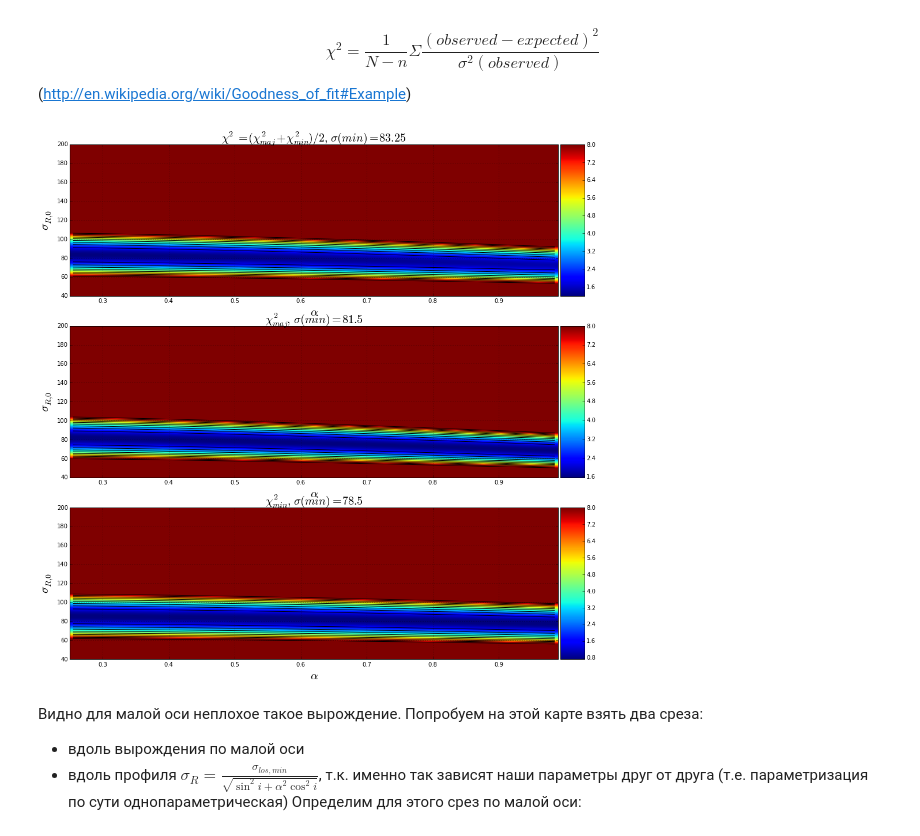
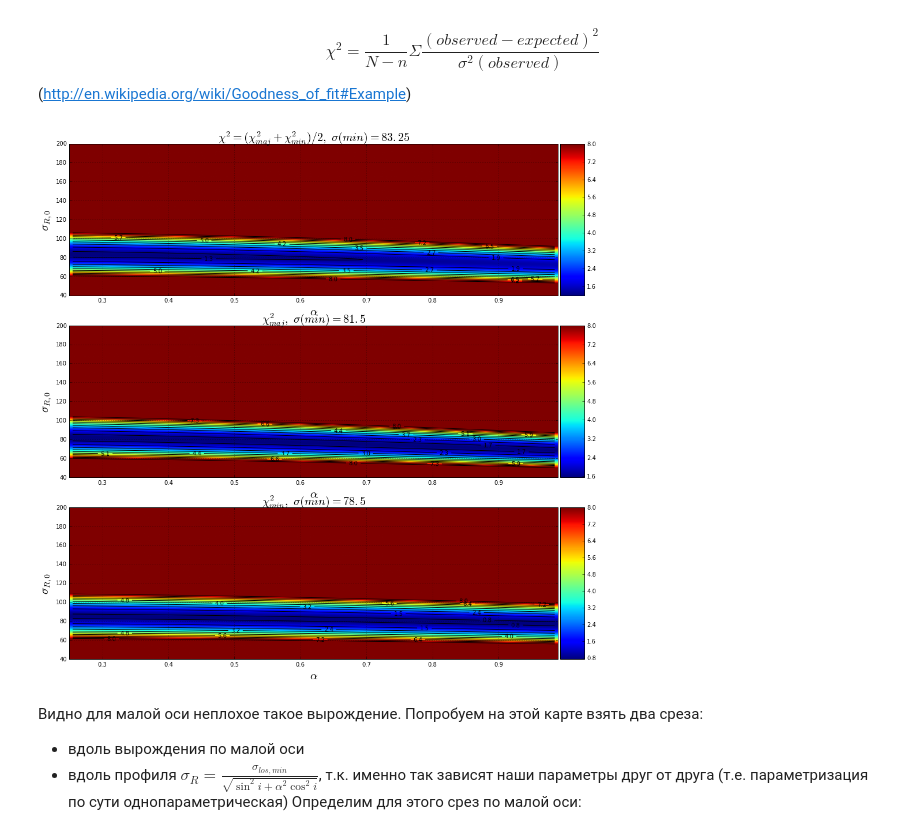
Before and after one commit to Amarchuk/2FInstability, a Jupyter notebook: notebooks/NGC338_cut.ipynb, the cells around one changed output. Saved outputs shown, nothing was run; the diff lists cells and outputs as text; code cells hidden in the pictures.

```diff
--- a/notebooks/NGC338_cut.ipynb
+++ b/notebooks/NGC338_cut.ipynb
@@ -555,38 +557,41 @@ else:
 from mpl_toolkits.axes_grid1 import make_axes_locatable
 from matplotlib import cm
 
 def plot_chi2_map(image, ax, log_scale=False, title='$\chi^2$', is_contour=False, vmax=0.):
     '''Рисуем получившиеся карты.
     Colormaps: http://wiki.scipy.org/Cookbook/Matplotlib/Show_colormaps'''
     if image is not None:
         if log_scale:
             image_log = np.apply_along_axis(np.log, 1, image)
             vmax = image_log.max()
         else:
             image_log = image
         if is_contour:
-            norm = cm.colors.Normalize(vmax=image.max(), vmin=-image.max())
-            cmap = cm.PRGn
-            levels = np.linspace(start=image_log.min(), stop=vmax, num=10)
-            cset=ax.contour(image_log, levels, hold='on', colors = 'k', origin='lower', extent=[alphas[0],alphas[-1],sigmas[0],sigmas[-1]])
+            norm = plt.cm.colors.Normalize(vmax=image.max(), vmin=-image.max())
+            cmap = plt.cm.PRGn
+            levels = np.concatenate([np.array([image_log.min()*1.1,]), np.linspace(start=image_log.min(), stop=vmax, num=10)])
+            levels = sorted(levels)
+            cset=ax.contour(image_log, levels, hold='on', colors = 'k', origin='lower',
+                            extent=[alphas[0],alphas[-1],sigmas[0],sigmas[-1]])
+            ax.clabel(cset, inline=1, fontsize=10, fmt='%1.1f',)
         im = ax.imshow(image_log, cmap='jet', vmin=image_log.min(), vmax=vmax, interpolation='spline16',
                    origin="lower", extent=[alphas[0], alphas[-1],sigmas[0],sigmas[-1]], aspect="auto")
         divider = make_axes_locatable(ax)
         cax = divider.append_axes("right", size="5%", pad=0.05)
         plt.colorbar(im, cax=cax)
         min_sigma = sigmas[int(np.where(image == image.min())[0])]
         ax.set_title(title + '$,\ \sigma(min)=%s$' % min_sigma, size=20.)
         ax.set_ylabel('$\sigma_{R,0}$', size=20.)
         ax.set_xlabel(r'$\alpha$', size=20.)
         ax.grid(True)
 
 fig, axes = plt.subplots(nrows=3, ncols=1, sharex=False, sharey=True, figsize=[16,16])
 plot_chi2_map(image, axes[0], log_scale=False, title='$\chi^2 = (\chi^2_{maj} + \chi^2_{min})/2$', is_contour=True, vmax=8.)
 plot_chi2_map(image_maj, axes[1], log_scale=False, title='$\chi^2_{maj}$', is_contour=True, vmax=8.)
 plot_chi2_map(image_min, axes[2], log_scale=False, title='$\chi^2_{min}$', is_contour=True, vmax=8.)
 plt.show()
 # %% [output]
-[figure, old version]
+[figure, new version]
 # %% [markdown]
 Видно для малой оси неплохое такое вырождение. Попробуем на этой карте взять два среза:
 - вдоль вырождения по малой оси
```
Also changed, not shown: parts of 36 cells of this notebook, 15 other files.
